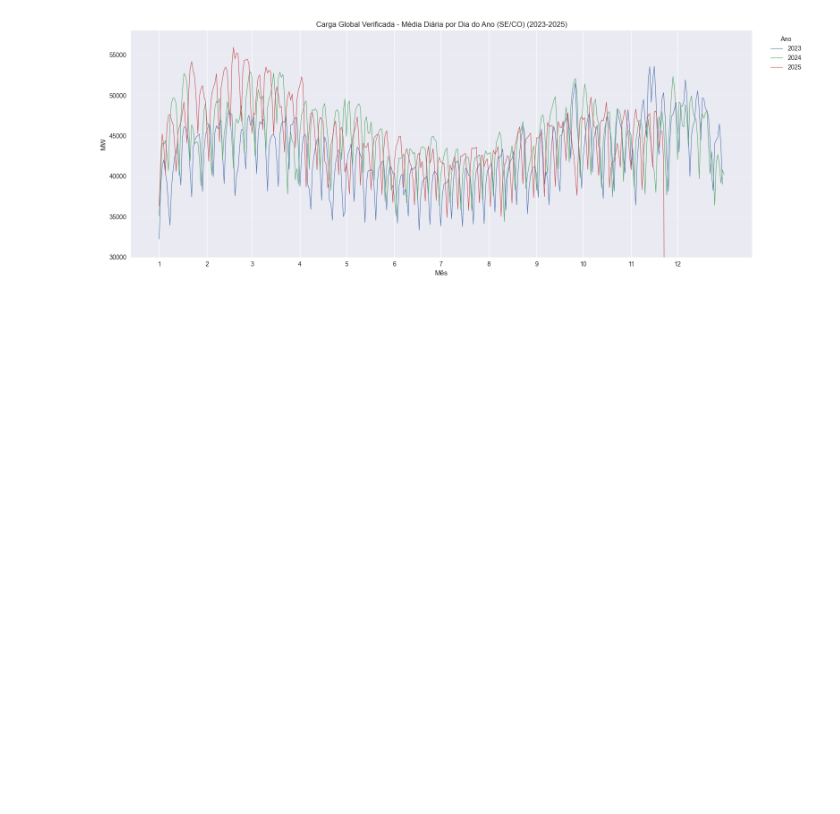
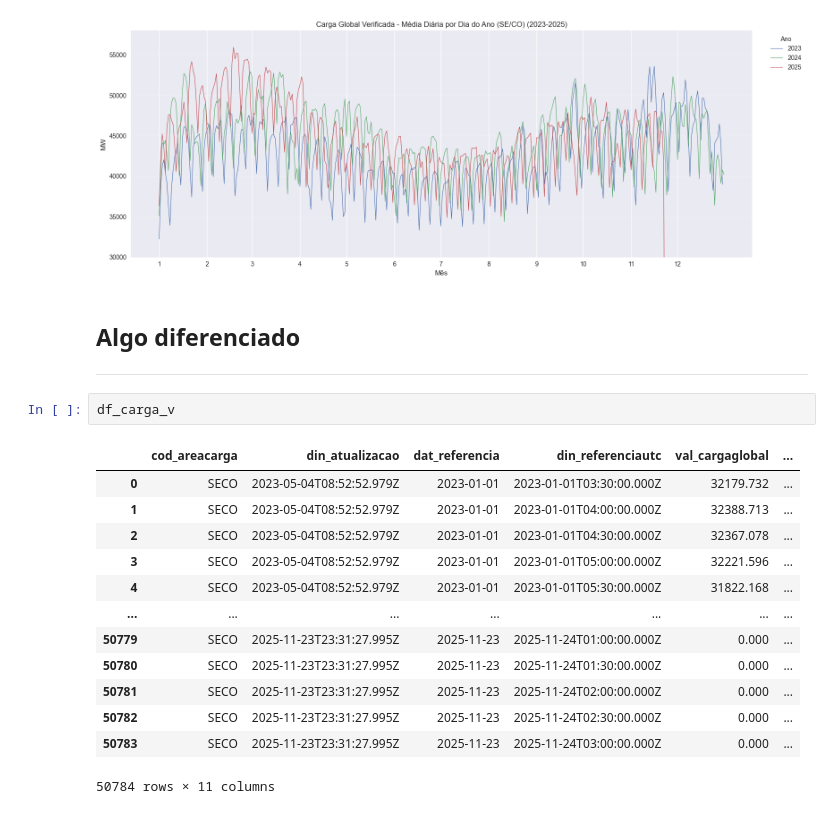
Before and after one commit to edmar-bevilaqua/cmp259-thermal-dispatch-project, a Jupyter notebook: exploratory_data_analysis.ipynb, the cells around one changed output. Saved outputs shown, nothing was run; the diff lists cells and outputs as text; blank space fills up the shorter version.

```diff
--- a/exploratory_data_analysis.ipynb
+++ b/exploratory_data_analysis.ipynb
@@ -131,3 +138,22 @@ plt.tight_layout()
 plt.show()
 # %% [output]
 [figure]
+# %% [markdown]
+## Algo diferenciado
+---
+# %%
+df_carga_v
+# %% [output]
+|  | cod_areacarga | din_atualizacao | dat_referencia | din_referenciautc | val_cargaglobal | ... |
+| 0 | SECO | 2023-05-04T08:52:52.979Z | 2023-01-01 | 2023-01-01T03:30:00.000Z | 32179.732 | ... |
+| 1 | SECO | 2023-05-04T08:52:52.979Z | 2023-01-01 | 2023-01-01T04:00:00.000Z | 32388.713 | ... |
+| 2 | SECO | 2023-05-04T08:52:52.979Z | 2023-01-01 | 2023-01-01T04:30:00.000Z | 32367.078 | ... |
+| 3 | SECO | 2023-05-04T08:52:52.979Z | 2023-01-01 | 2023-01-01T05:00:00.000Z | 32221.596 | ... |
+| 4 | SECO | 2023-05-04T08:52:52.979Z | 2023-01-01 | 2023-01-01T05:30:00.000Z | 31822.168 | ... |
+| ... | ... | ... | ... | ... | ... | ... |
+| 50779 | SECO | 2025-11-23T23:31:27.995Z | 2025-11-23 | 2025-11-24T01:00:00.000Z | 0.000 | ... |
+| 50780 | SECO | 2025-11-23T23:31:27.995Z | 2025-11-23 | 2025-11-24T01:30:00.000Z | 0.000 | ... |
+| 50781 | SECO | 2025-11-23T23:31:27.995Z | 2025-11-23 | 2025-11-24T02:00:00.000Z | 0.000 | ... |
+| 50782 | SECO | 2025-11-23T23:31:27.995Z | 2025-11-23 | 2025-11-24T02:30:00.000Z | 0.000 | ... |
+| 50783 | SECO | 2025-11-23T23:31:27.995Z | 2025-11-23 | 2025-11-24T03:00:00.000Z | 0.000 | ... |
+50784 rows × 11 columns
```
Also changed, not shown: parts of 2 cells of this notebook.
